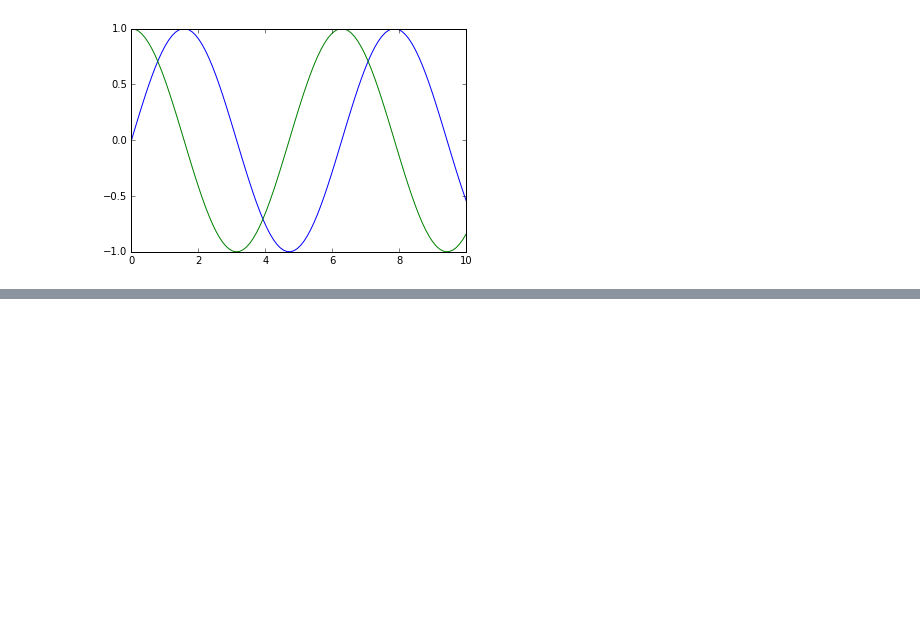
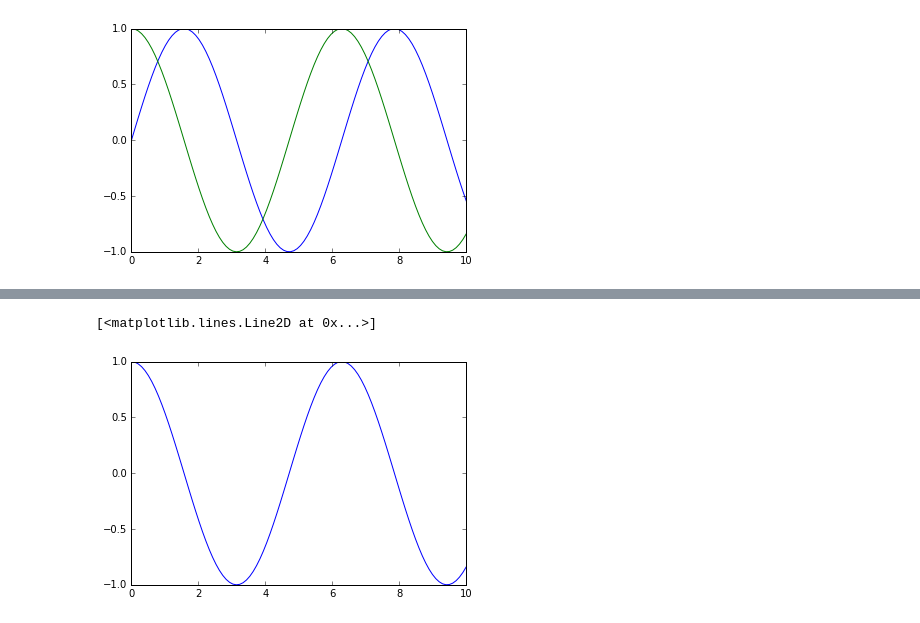
Before and after one commit to Suman196pokhrel/ml_with_python, a Jupyter notebook: codeFiles/matplotlib_basics.ipynb, the cells around one changed output, grey strips where cells are left out. Drawn from its saved outputs; the diff is of its cells as text; code cells hidden in the pictures; blank space fills up the shorter version.

```diff
--- a/codeFiles/matplotlib_basics.ipynb
+++ b/codeFiles/matplotlib_basics.ipynb
@@ -41,0 +63,5 @@ plt.plot(x,np.cos(x))
+# %%
+plt.plot(x, np.cos(x),'-')
+# %% [output]
+[<matplotlib.lines.Line2D at 0x...>]
+[figure, added]
```
Also changed, not shown: parts of 5 cells of this notebook, 1 other file.
